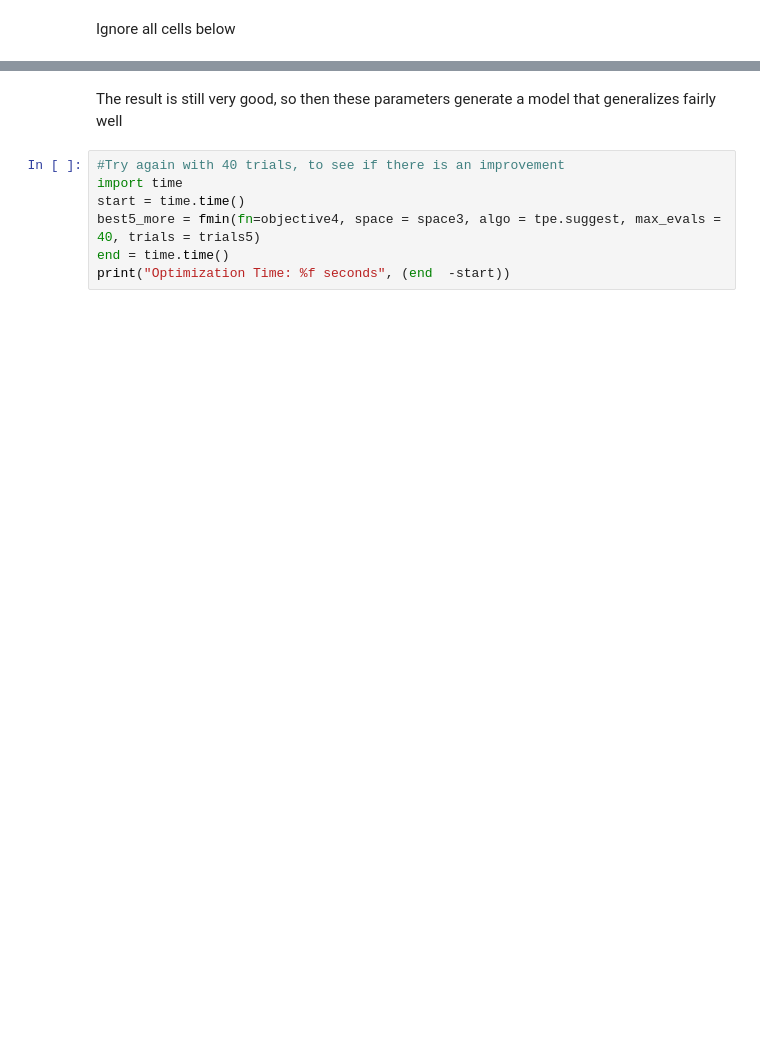
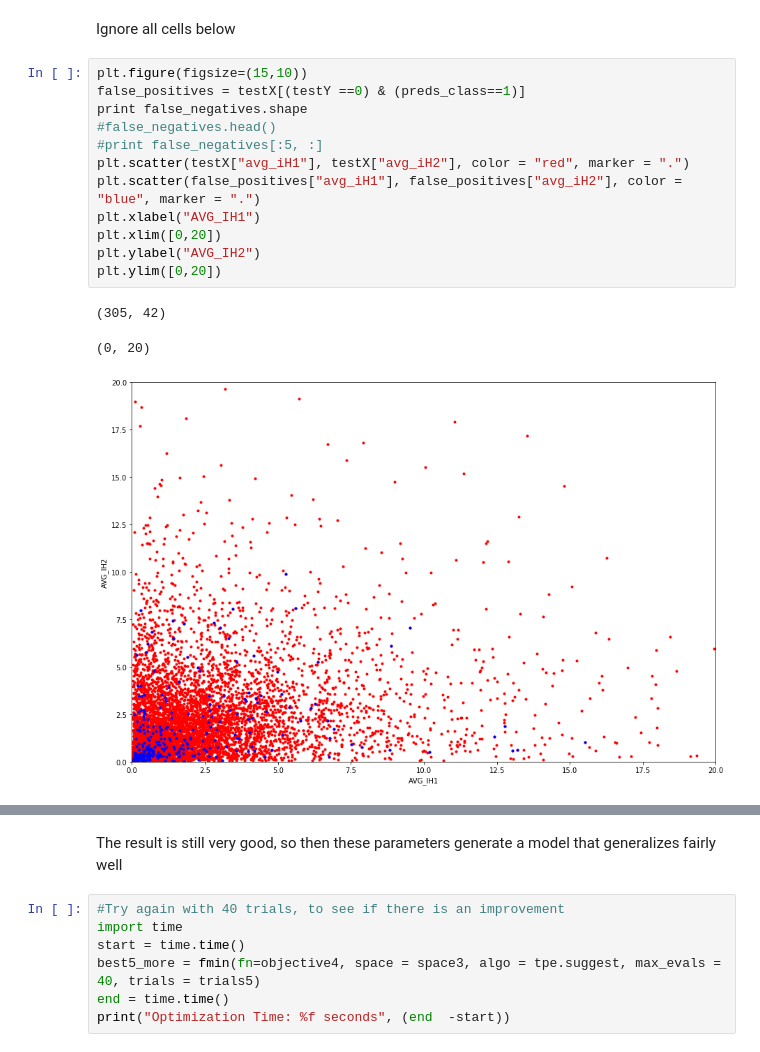
Before and after one commit to dtamayo/MLstability, a Jupyter notebook: Analysis/Experimenting _with_HyperOpt.ipynb, the cells around one changed output, grey strips where cells are left out. Cells and saved outputs as stored; diff of their text form; blank space fills up the shorter version.

```diff
--- a/Analysis/Experimenting _with_HyperOpt.ipynb
+++ b/Analysis/Experimenting _with_HyperOpt.ipynb
@@ -408,2 +471,18 @@ print metrics.average_precision_score(testY, preds)
 # %% [markdown]
 Ignore all cells below
+# %%
+plt.figure(figsize=(15,10))
+false_positives = testX[(testY ==0) & (preds_class==1)]
+print false_negatives.shape
+#false_negatives.head()
+#print false_negatives[:5, :]
+plt.scatter(testX["avg_iH1"], testX["avg_iH2"], color = "red", marker = ".")
+plt.scatter(false_positives["avg_iH1"], false_positives["avg_iH2"], color = "blue", marker = ".")
+plt.xlabel("AVG_IH1")
+plt.xlim([0,20])
+plt.ylabel("AVG_IH2")
+plt.ylim([0,20])
+# %% [output]
+(305, 42)
+(0, 20)
+[figure, added]
```
Also changed, not shown: parts of 14 cells of this notebook.
